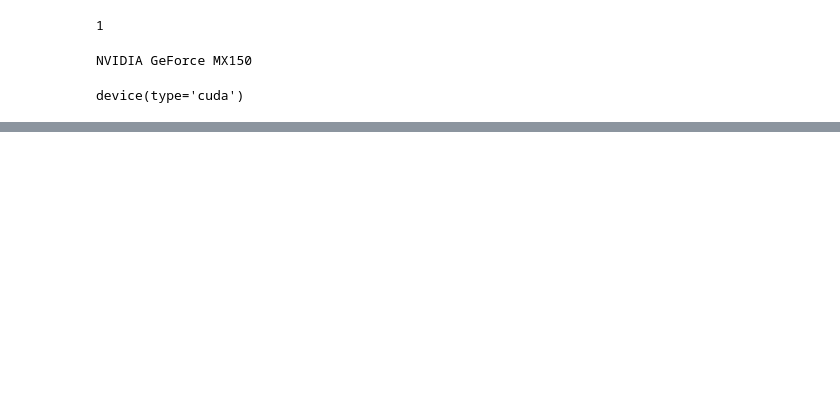
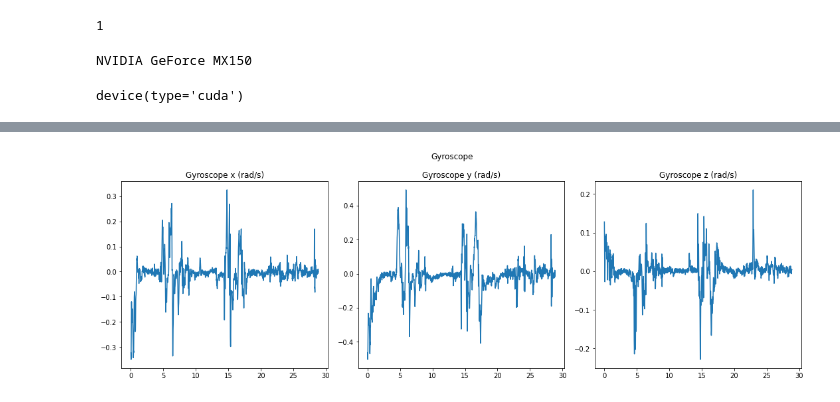
Before and after one commit to joeljacques/AthletIO, a Jupyter notebook: playground.ipynb, the cells around one changed output, grey strips where cells are left out. Saved outputs shown, nothing was run; the diff lists cells and outputs as text; code cells hidden in the pictures; blank space fills up the shorter version.

```diff
--- a/playground.ipynb
+++ b/playground.ipynb
@@ -57,3 +59,5 @@ def plot_df(df: pd.DataFrame, title: str):
 # %%
-# plot_df(gyroscope_df, "Gyroscope")
+plot_df(gyroscope_df, "Gyroscope")
+# %% [output]
+[figure, added]
 # %%
```
Also changed, not shown: parts of 3 cells of this notebook, 4 other files.
